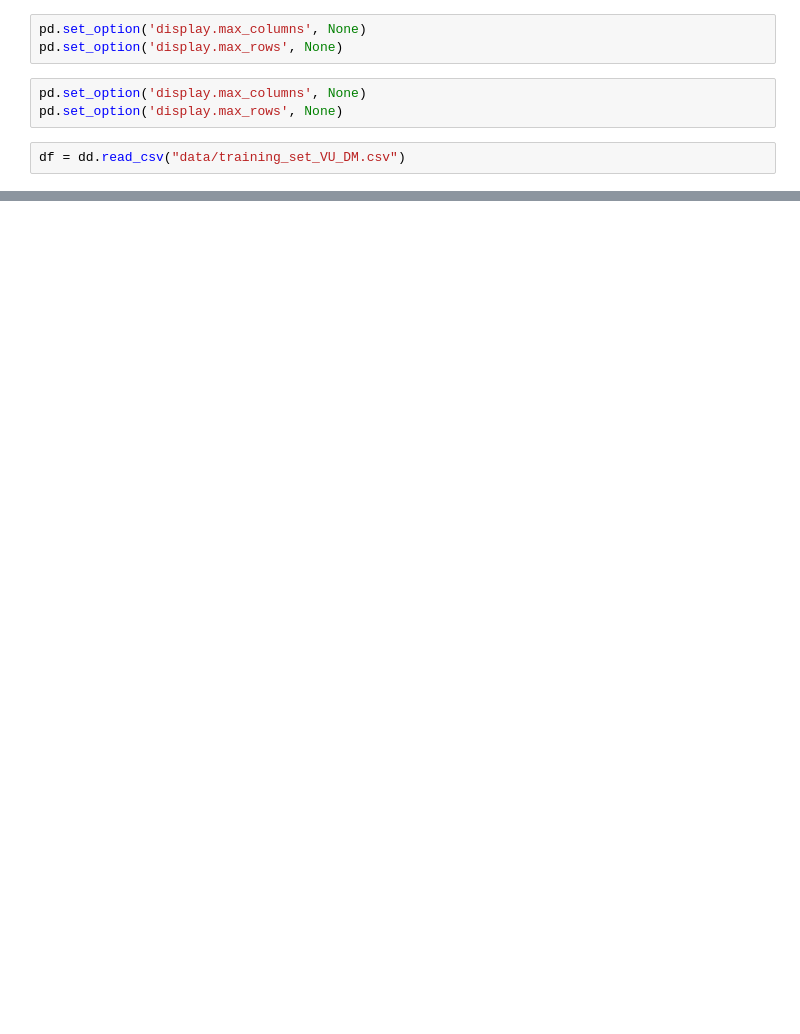
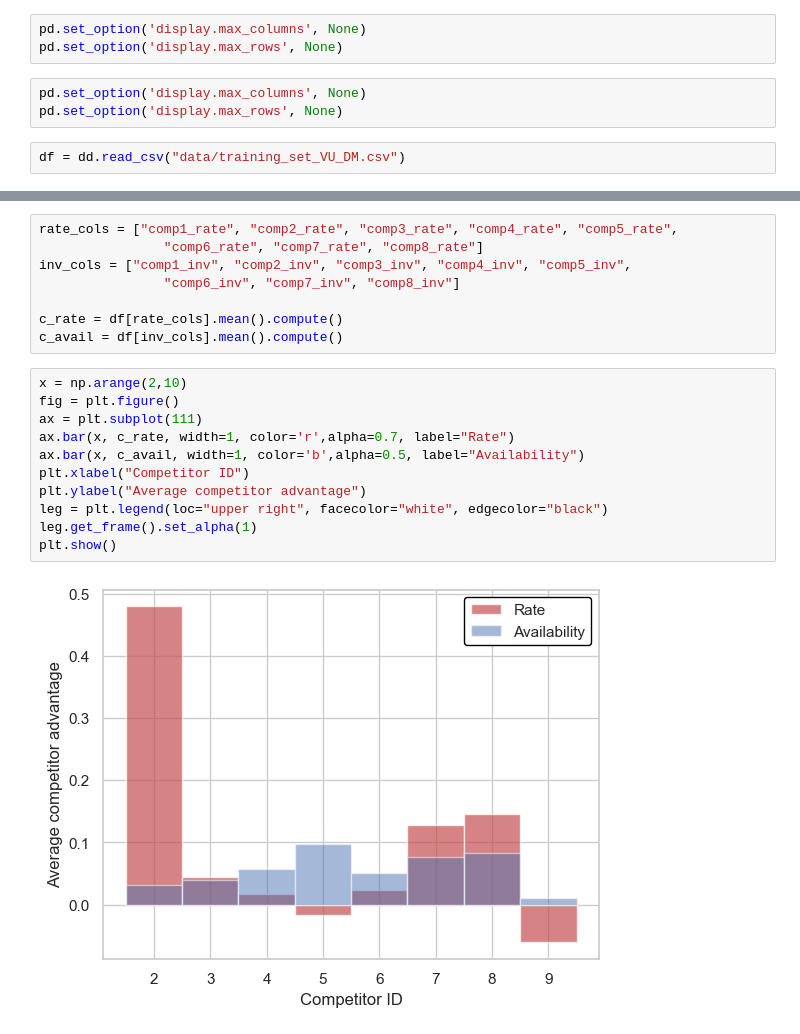
Before and after one commit to PaulHosek/DataMining, a Jupyter notebook: paul_explore.ipynb, the cells around one changed output, grey strips where cells are left out. Saved outputs shown, nothing was run; the diff lists cells and outputs as text; blank space fills up the shorter version.

```diff
--- a/paul_explore.ipynb
+++ b/paul_explore.ipynb
@@ -34,0 +103,21 @@ KeyboardInterrupt
+# %%
+rate_cols = ["comp1_rate", "comp2_rate", "comp3_rate", "comp4_rate", "comp5_rate",
+                "comp6_rate", "comp7_rate", "comp8_rate"]
+inv_cols = ["comp1_inv", "comp2_inv", "comp3_inv", "comp4_inv", "comp5_inv",
+                "comp6_inv", "comp7_inv", "comp8_inv"]
+
+c_rate = df[rate_cols].mean().compute()
+c_avail = df[inv_cols].mean().compute()
+# %%
+x = np.arange(2,10)
+fig = plt.figure()
+ax = plt.subplot(111)
+ax.bar(x, c_rate, width=1, color='r',alpha=0.7, label="Rate")
+ax.bar(x, c_avail, width=1, color='b',alpha=0.5, label="Availability")
+plt.xlabel("Competitor ID")
+plt.ylabel("Average competitor advantage")
+leg = plt.legend(loc="upper right", facecolor="white", edgecolor="black")
+leg.get_frame().set_alpha(1)
+plt.show()
+# %% [output]
+[figure, added]
```
Also changed, not shown: parts of 18 cells of this notebook.
